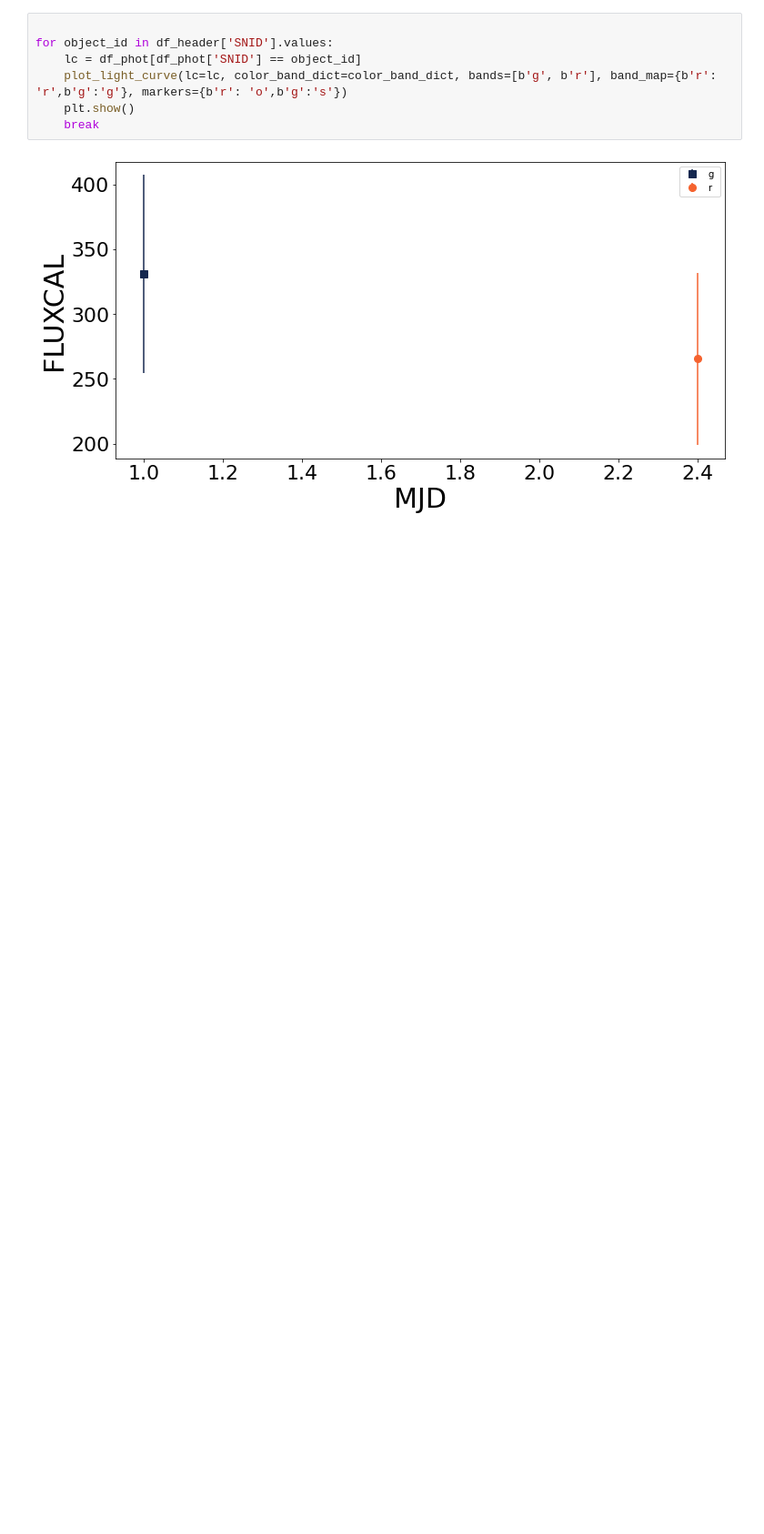
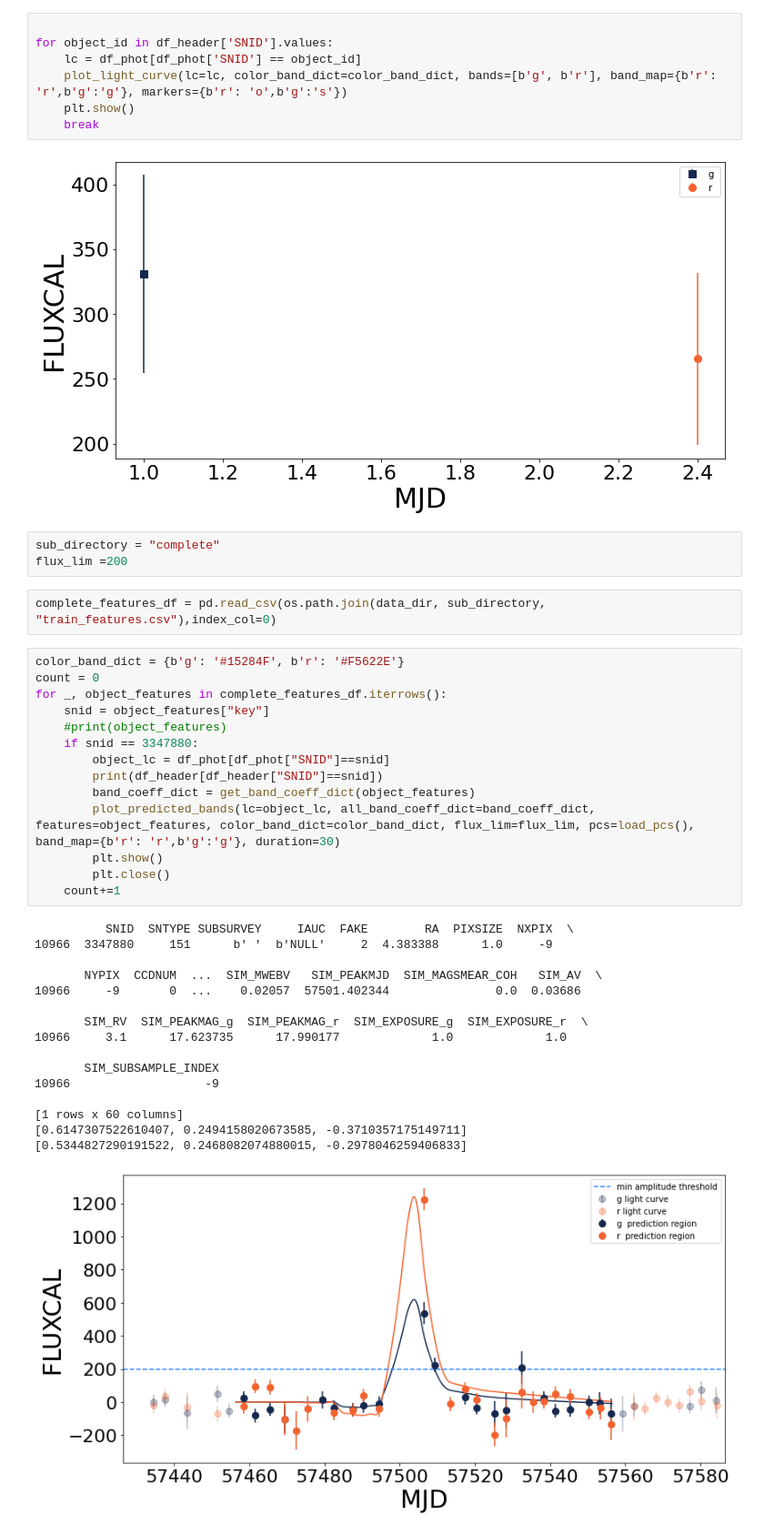
Before and after one commit to b-biswas/kndetect, a Jupyter notebook: notebooks/test_plots.ipynb, the cells around one changed output. Shown at 91% size. Drawn from its saved outputs; the diff is of its cells as text; blank space fills up the shorter version.

```diff
--- a/notebooks/test_plots.ipynb
+++ b/notebooks/test_plots.ipynb
@@ -79,3 +83,39 @@ for object_id in df_header['SNID'].values:
     break
 # %% [output]
 [figure]
+# %%
+sub_directory = "complete"
+flux_lim =200
+# %%
+complete_features_df = pd.read_csv(os.path.join(data_dir, sub_directory, "train_features.csv"),index_col=0)
+# %%
+color_band_dict = {b'g': '#15284F', b'r': '#F5622E'}
+count = 0
+for _, object_features in complete_features_df.iterrows():
+    snid = object_features["key"]
+    #print(object_features)
+    if snid == 3347880:
+        object_lc = df_phot[df_phot["SNID"]==snid]
+        print(df_header[df_header["SNID"]==snid])
+        band_coeff_dict = get_band_coeff_dict(object_features)
+        plot_predicted_bands(lc=object_lc, all_band_coeff_dict=band_coeff_dict, features=object_features, color_band_dict=color_band_dict, flux_lim=flux_lim, pcs=load_pcs(), band_map={b'r': 'r',b'g':'g'}, duration=30)
+        plt.show()
+        plt.close()
+    count+=1
+# %% [output]
+          SNID  SNTYPE SUBSURVEY     IAUC  FAKE        RA  PIXSIZE  NXPIX  \
+10966  3347880     151      b' '  b'NULL'     2  4.383388      1.0     -9
+
+       NYPIX  CCDNUM  ...  SIM_MWEBV   SIM_PEAKMJD  SIM_MAGSMEAR_COH   SIM_AV  \
+10966     -9       0  ...    0.02057  57501.402344               0.0  0.03686
+
+       SIM_RV  SIM_PEAKMAG_g  SIM_PEAKMAG_r  SIM_EXPOSURE_g  SIM_EXPOSURE_r  \
+10966     3.1      17.623735      17.990177             1.0             1.0
+
+       SIM_SUBSAMPLE_INDEX
+10966                   -9
+
+[1 rows x 60 columns]
+[0.6147307522610407, 0.2494158020673585, -0.3710357175149711]
+[0.5344827290191522, 0.2468082074880015, -0.2978046259406833]
+[figure, added]
```
Also changed, not shown: parts of 2 cells of this notebook.
